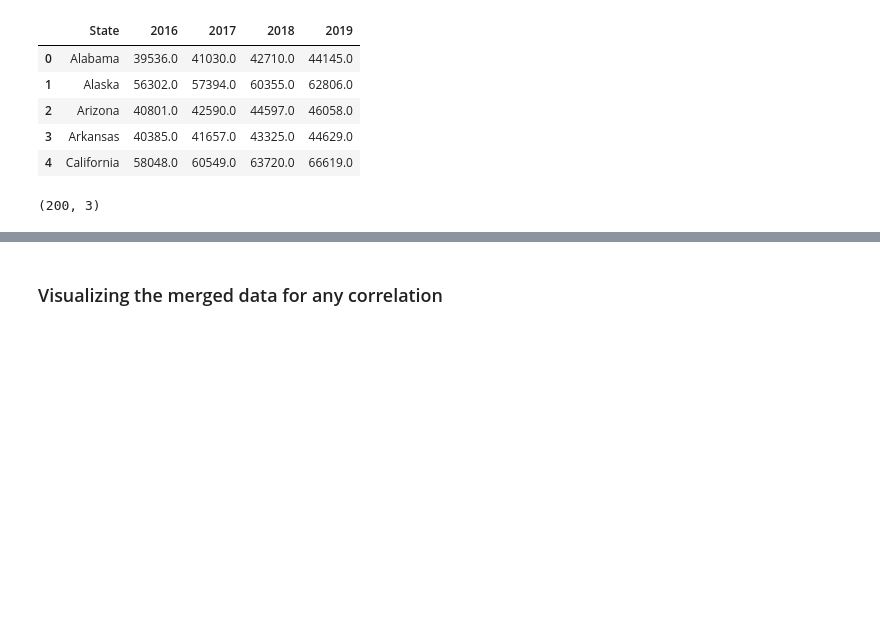
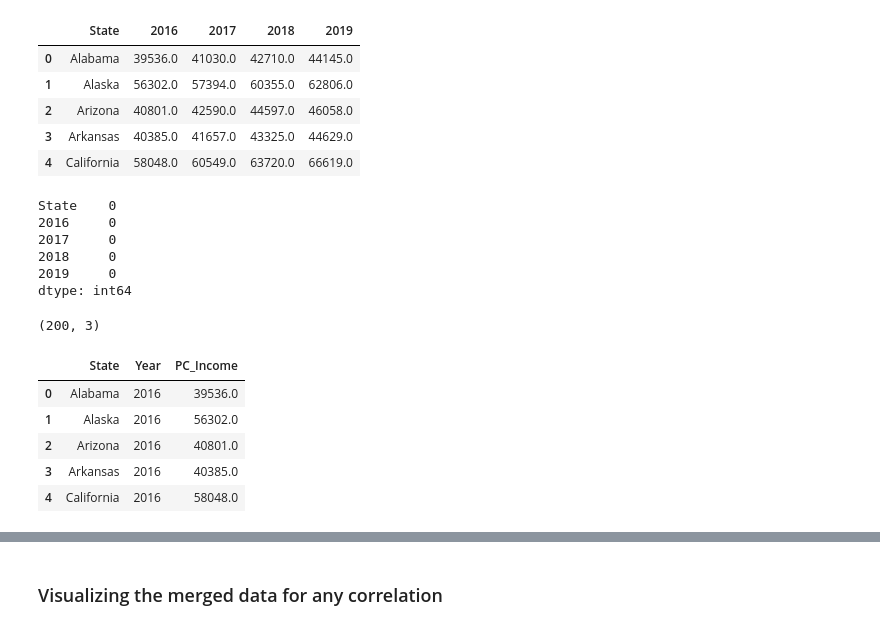
Before and after one commit to lindsera1/GoingViral, a Jupyter notebook: mlr_cleanup.ipynb, the cells around one changed output, grey strips where cells are left out. Drawn from its saved outputs; the diff is of its cells as text; code cells hidden in the pictures; blank space fills up the shorter version.

```diff
--- a/mlr_cleanup.ipynb
+++ b/mlr_cleanup.ipynb
@@ -198,11 +206,24 @@ pci_df.head()
 | 4 | California | 58048.0 | 60549.0 | 63720.0 | 66619.0 |
 # %%
 # Check for non null values
-# pci_df.isnull().sum()
+pci_df.isnull().sum()
+# %% [output]
+State    0
+2016     0
+2017     0
+2018     0
+2019     0
+dtype: int64
 # %%
 # Unpivot the pop_df from wide to long format
 pci_df1 = pd.melt(pci_df, id_vars=['State'], var_name='Year', value_name='PC_Income')
 print(pci_df1.shape)
-# pci_df1.head()
+pci_df1.head()
 # %% [output]
 (200, 3)
+|  | State | Year | PC_Income |
+| 0 | Alabama | 2016 | 39536.0 |
+| 1 | Alaska | 2016 | 56302.0 |
+| 2 | Arizona | 2016 | 40801.0 |
+| 3 | Arkansas | 2016 | 40385.0 |
+| 4 | California | 2016 | 58048.0 |
```
Also changed, not shown: parts of 22 cells of this notebook.
